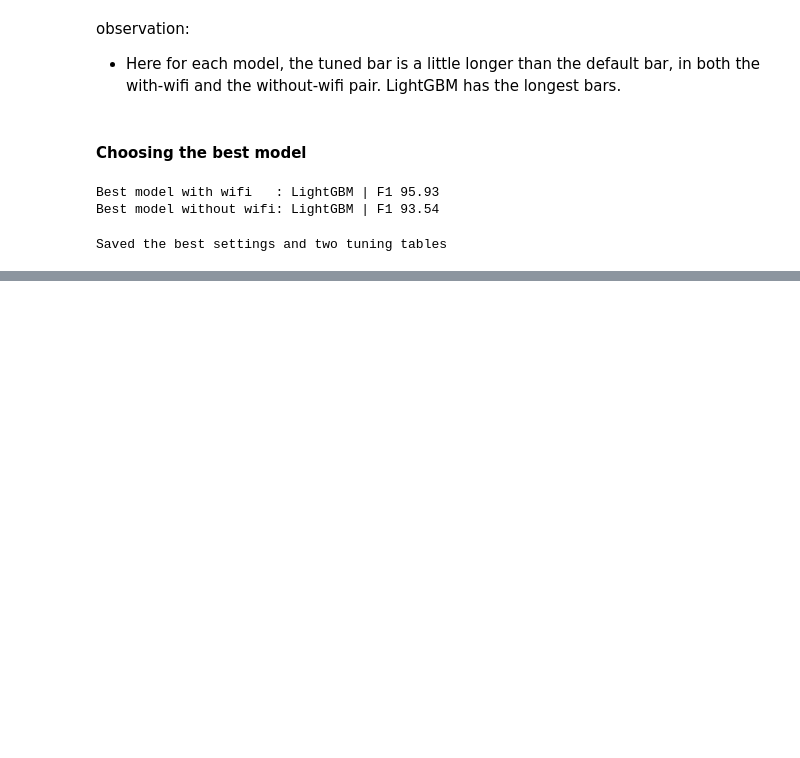
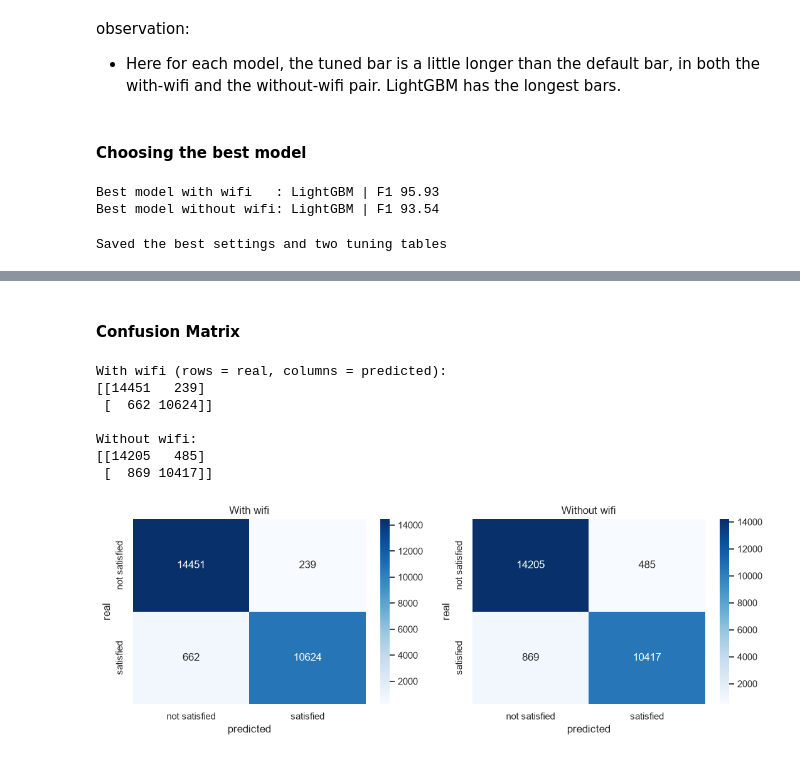
Before and after one commit to Siddharthkeshwani/airline-satisfaction-ml, a Jupyter notebook: notebooks/06_tuning_and_final_evaluation.ipynb, the cells around one changed output, grey strips where cells are left out. Drawn from its saved outputs; the diff is of its cells as text; code cells hidden in the pictures; blank space fills up the shorter version.

Commit message:
final evaluation on the sealed test rows

```diff
--- a/notebooks/06_tuning_and_final_evaluation.ipynb
+++ b/notebooks/06_tuning_and_final_evaluation.ipynb
@@ -326,0 +351,8 @@ Saved the best settings and two tuning tables
+# %%
+start = time.time()
+final_model.fit(X_train, y_train)
+print("With wifi trained in", round(time.time() - start, 1), "seconds")
+
+start = time.time()
+final_model_no_wifi.fit(X_train_no_wifi, y_train)
+print("Without wifi trained in", round(time.time() - start, 1), "seconds")
@@ -326,0 +364,11 @@ Saved the best settings and two tuning tables
+# %%
+X_test_no_wifi = X_test[FEATURE_COLS_NO_WIFI]
+
+pred = final_model.predict(X_test)
+chance = final_model.predict_proba(X_test)[:, 1]
+
+pred_nw = final_model_no_wifi.predict(X_test_no_wifi)
+chance_nw = final_model_no_wifi.predict_proba(X_test_no_wifi)[:, 1]
+
+print("Test passengers scored:", len(pred))
+print("Columns used, with wifi / without wifi:", X_test.shape[1], "/", X_test_no_wifi.shape[1])
@@ -326,0 +459,38 @@ Saved the best settings and two tuning tables
+# %% [markdown]
+#### Confusion Matrix
+# %%
+cm = confusion_matrix(y_test, pred)
+cm_nw = confusion_matrix(y_test, pred_nw)
+
+print("With wifi (rows = real, columns = predicted):")
+print(cm)
+print()
+print("Without wifi:")
+print(cm_nw)
+
+fig, axes = plt.subplots(1, 2, figsize=(11, 4))
+
+sns.heatmap(cm, annot=True, fmt="d", cmap="Blues", ax=axes[0],
+            xticklabels=["not satisfied", "satisfied"], yticklabels=["not satisfied", "satisfied"])
+axes[0].set_title("With wifi")
+
+sns.heatmap(cm_nw, annot=True, fmt="d", cmap="Blues", ax=axes[1],
+            xticklabels=["not satisfied", "satisfied"], yticklabels=["not satisfied", "satisfied"])
+axes[1].set_title("Without wifi")
+
+for ax in axes:
+    ax.set_xlabel("predicted")
+    ax.set_ylabel("real")
+
+plt.tight_layout()
+plt.savefig("../reports/figures/26_confusion_matrices.png", dpi=120, bbox_inches="tight")
+plt.show()
+# %% [output]
+With wifi (rows = real, columns = predicted):
+[[14451   239]
+ [  662 10624]]
+
+Without wifi:
+[[14205   485]
+ [  869 10417]]
+[figure, added]
```
Also changed, not shown: parts of 32 cells of this notebook, 5 other files.
